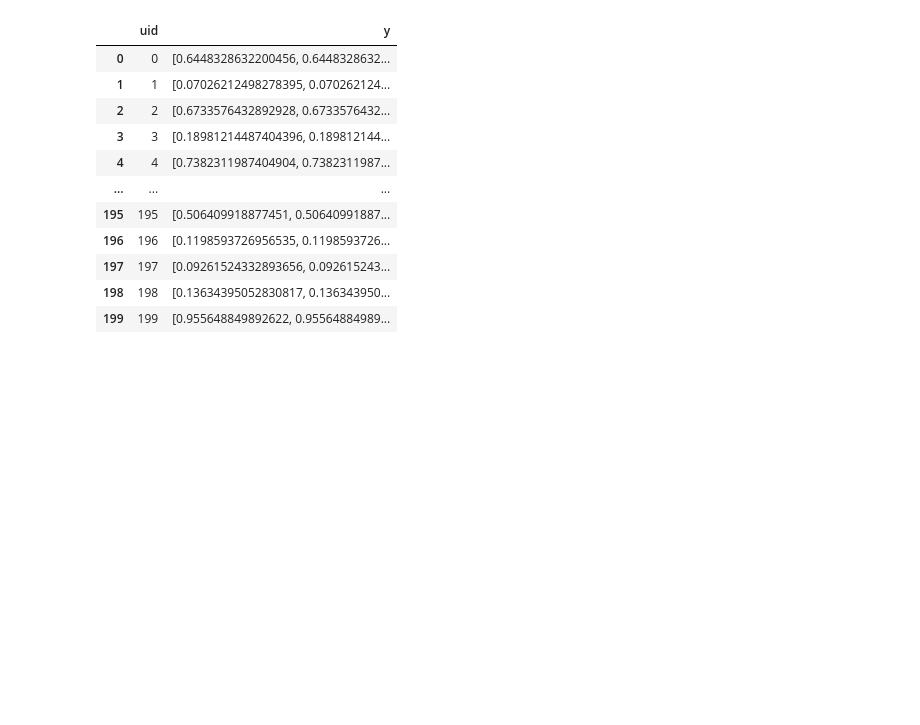
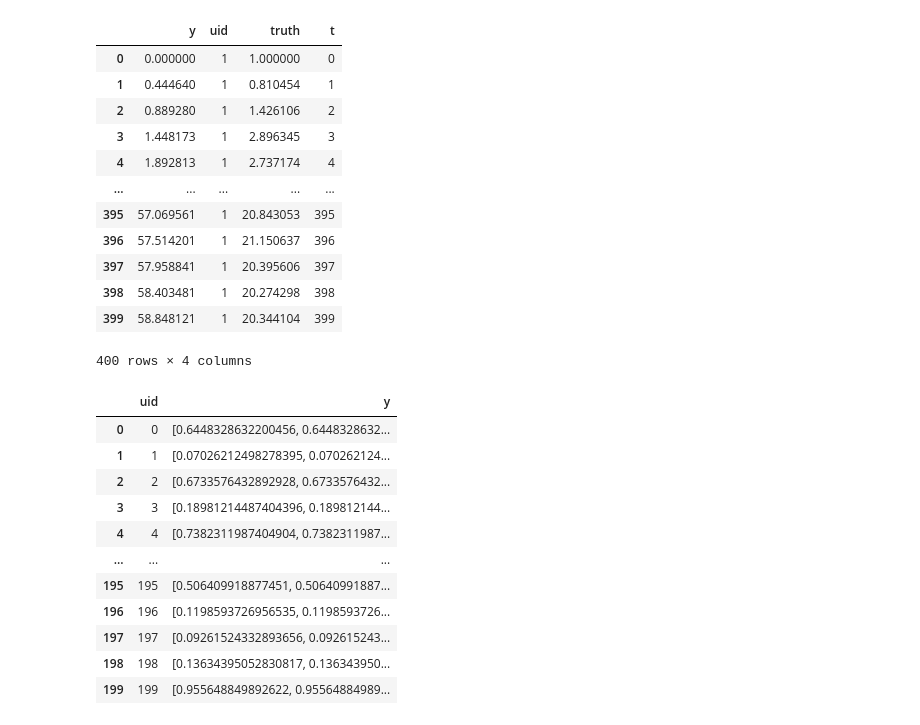
Before and after one commit to josh-ashkinaze/opinion-errors, a Jupyter notebook: Untitled.ipynb, the cells around one changed output. Cells and saved outputs as stored; diff of their text form; code cells hidden in the pictures; blank space fills up the shorter version.

```diff
--- a/Untitled.ipynb
+++ b/Untitled.ipynb
@@ -86,13 +97,29 @@ beliefs = a.get_beliefs()
 # %%
-import random
-all_data = []
-for i in range(200):
+# import random
+# all_data = []
+# for i in range(200):
 
-    data = {}
-    a = Agent(uid=i, look_up=random.uniform(0.1,1), bias=random.uniform(0,1), truth=risk['y'].tolist())
-    data['uid'] = i
-    data['y'] = a.get_beliefs()['y'].tolist()
-    all_data.append(data)
+#     data = {}
+#     a = Agent(uid=i, look_up=random.uniform(0.1,1), bias=random.uniform(0,1), truth=risk['y'].tolist())
+#     data['uid'] = i
+#     data['y'] = a.get_beliefs()['y'].tolist()
+#     all_data.append(data)
+
+beliefs
+# %% [output]
+|  | y | uid | truth | t |
+| 0 | 0.000000 | 1 | 1.000000 | 0 |
+| 1 | 0.444640 | 1 | 0.810454 | 1 |
+| 2 | 0.889280 | 1 | 1.426106 | 2 |
+| 3 | 1.448173 | 1 | 2.896345 | 3 |
+| 4 | 1.892813 | 1 | 2.737174 | 4 |
+| ... | ... | ... | ... | ... |
+| 395 | 57.069561 | 1 | 20.843053 | 395 |
+| 396 | 57.514201 | 1 | 21.150637 | 396 |
+| 397 | 57.958841 | 1 | 20.395606 | 397 |
+| 398 | 58.403481 | 1 | 20.274298 | 398 |
+| 399 | 58.848121 | 1 | 20.344104 | 399 |
+400 rows × 4 columns
 # %%
 data_df = pd.DataFrame(all_data)
 # %%
```
Also changed, not shown: parts of 2 cells of this notebook.
